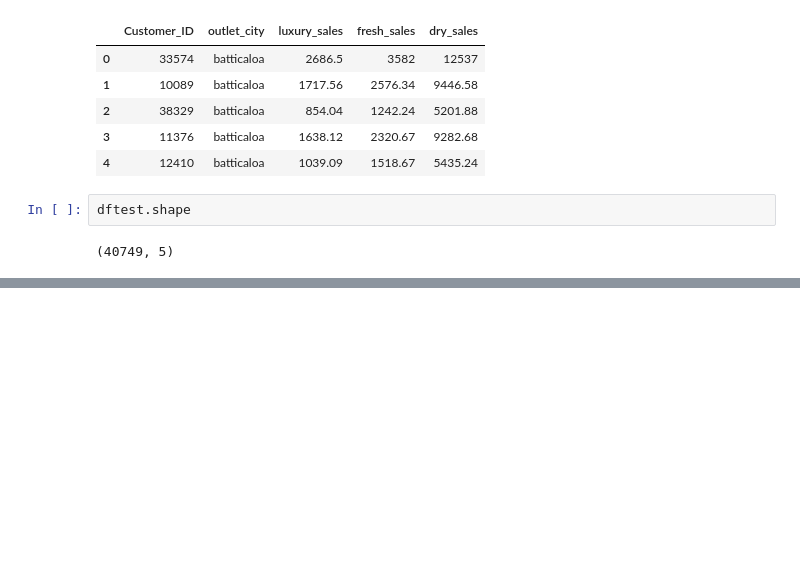
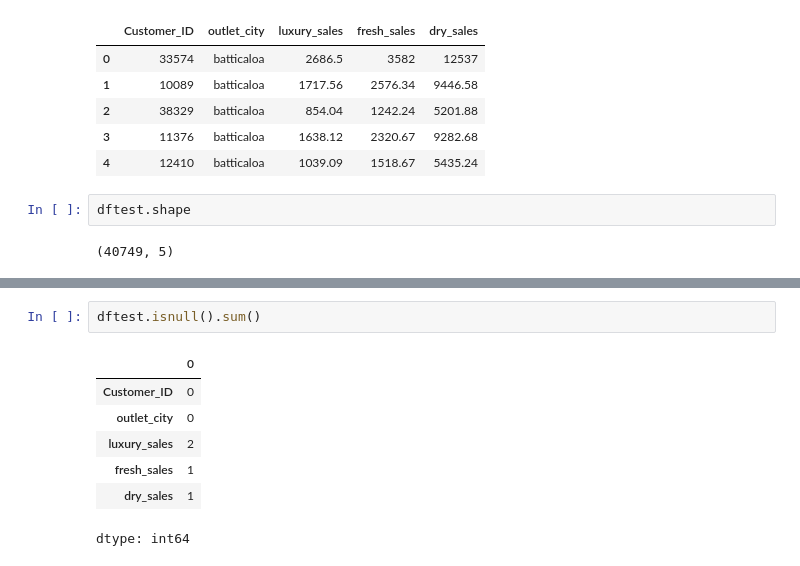
Before and after one commit to team-statstorm/dsplc2025, a Jupyter notebook: dsplc_1.ipynb, the cells around one changed output, grey strips where cells are left out. Drawn from its saved outputs; the diff is of its cells as text; blank space fills up the shorter version.

```diff
--- a/dsplc_1.ipynb
+++ b/dsplc_1.ipynb
@@ -772,0 +807,10 @@ dftest.shape
+# %%
+dftest.isnull().sum()
+# %% [output]
+|  | 0 |
+| Customer_ID | 0 |
+| outlet_city | 0 |
+| luxury_sales | 2 |
+| fresh_sales | 1 |
+| dry_sales | 1 |
+dtype: int64
```
Also changed, not shown: parts of 5 cells of this notebook.
